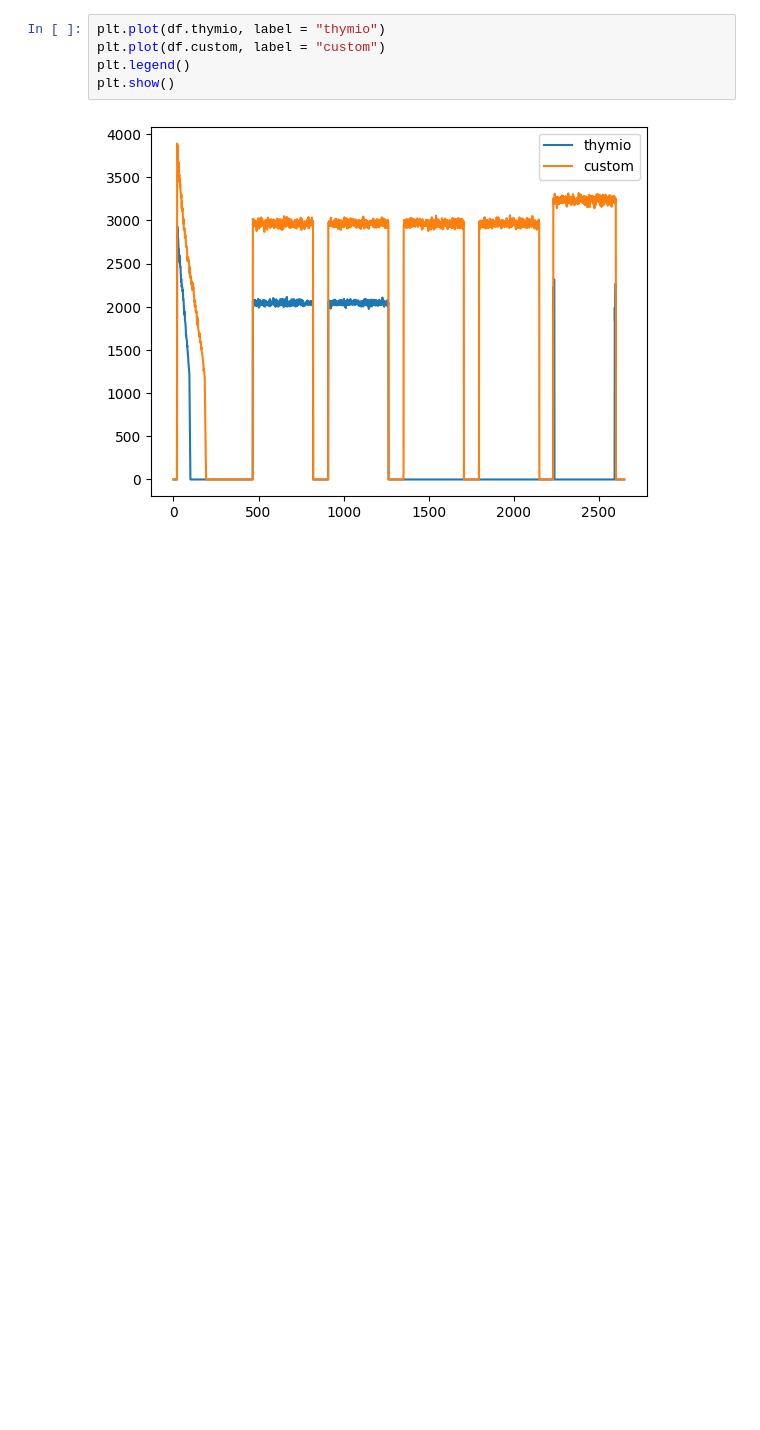
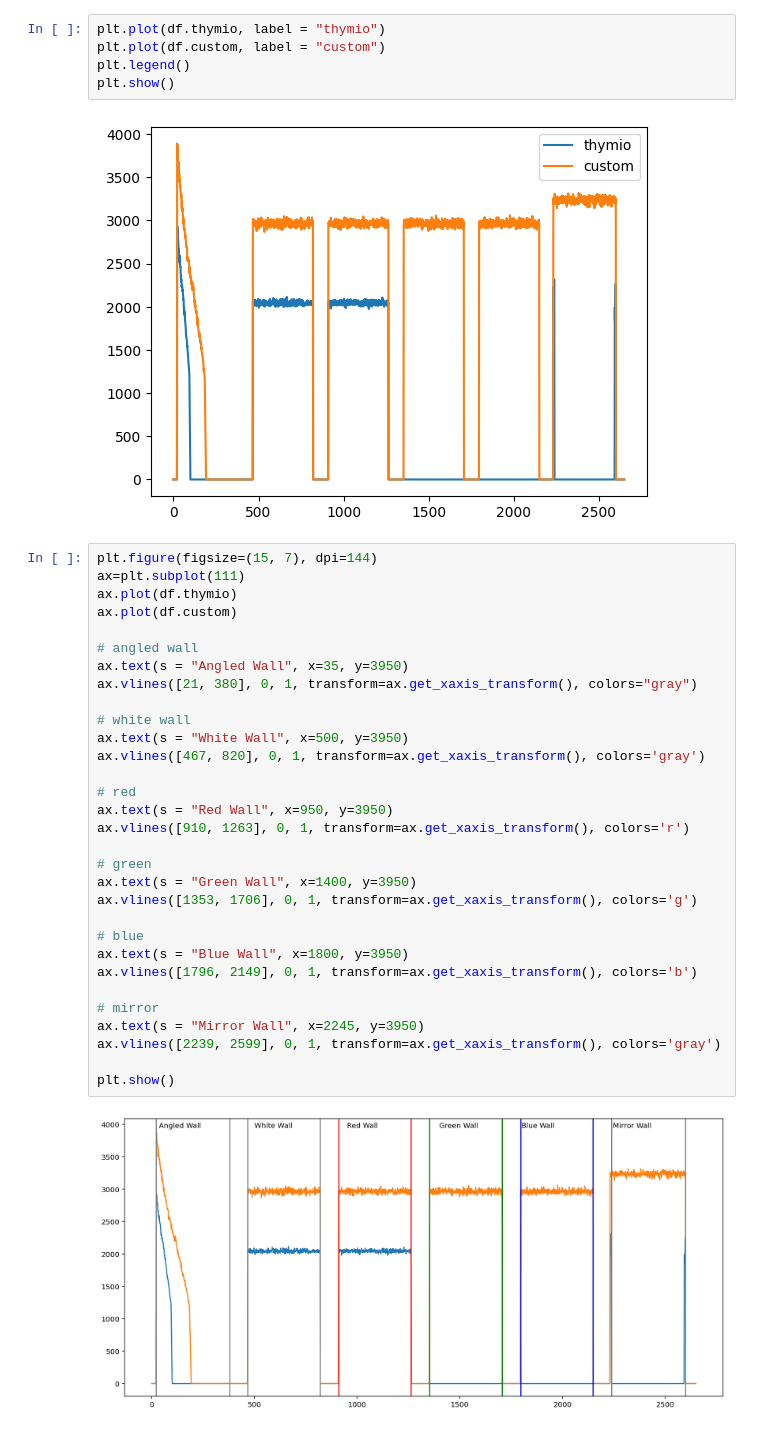
Before and after one commit to lsch0lz/webots_sensor_experiments, a Jupyter notebook: notebook/proximity.ipynb, the cells around one changed output. Saved outputs shown, nothing was run; the diff lists cells and outputs as text; blank space fills up the shorter version.

Commit message:
add more advanced plot

```diff
--- a/notebook/proximity.ipynb
+++ b/notebook/proximity.ipynb
@@ -18,3 +25,36 @@ plt.legend()
 plt.show()
 # %% [output]
 [figure]
+# %%
+plt.figure(figsize=(15, 7), dpi=144)
+ax=plt.subplot(111)
+ax.plot(df.thymio)
+ax.plot(df.custom)
+
+# angled wall
+ax.text(s = "Angled Wall", x=35, y=3950)
+ax.vlines([21, 380], 0, 1, transform=ax.get_xaxis_transform(), colors="gray")
+
+# white wall
+ax.text(s = "White Wall", x=500, y=3950)
+ax.vlines([467, 820], 0, 1, transform=ax.get_xaxis_transform(), colors='gray')
+
+# red
+ax.text(s = "Red Wall", x=950, y=3950)
+ax.vlines([910, 1263], 0, 1, transform=ax.get_xaxis_transform(), colors='r')
+
+# green
+ax.text(s = "Green Wall", x=1400, y=3950)
+ax.vlines([1353, 1706], 0, 1, transform=ax.get_xaxis_transform(), colors='g')
+
+# blue
+ax.text(s = "Blue Wall", x=1800, y=3950)
+ax.vlines([1796, 2149], 0, 1, transform=ax.get_xaxis_transform(), colors='b')
+
+# mirror
+ax.text(s = "Mirror Wall", x=2245, y=3950)
+ax.vlines([2239, 2599], 0, 1, transform=ax.get_xaxis_transform(), colors='gray')
+
+plt.show()
+# %% [output]
+[figure, added]
```
Also changed, not shown: parts of 1 cell of this notebook.
